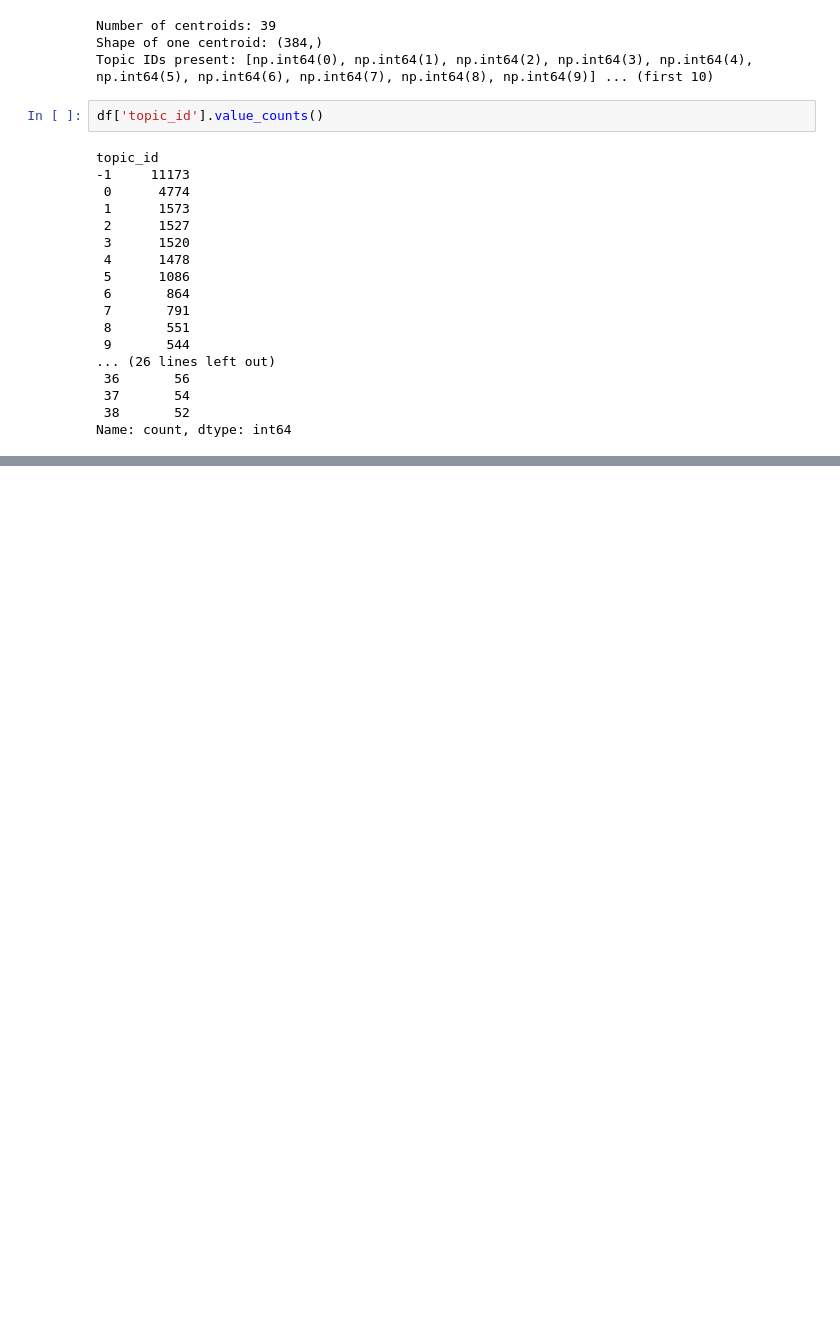
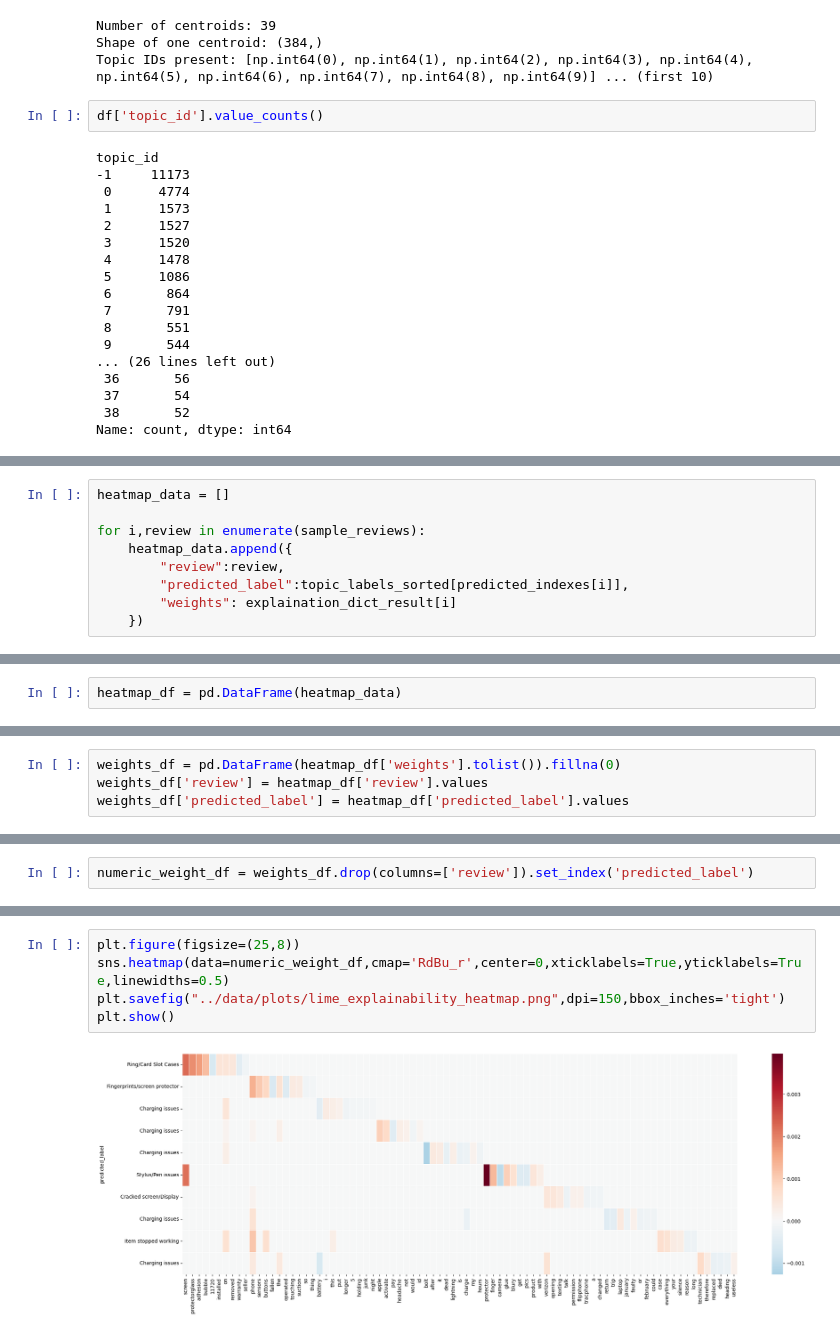
Before and after one commit to dsbyvansh/NLP-Customer-Review-Intelligence, a Jupyter notebook: notebooks/explainability.ipynb, the cells around one changed output, grey strips where cells are left out. Drawn from its saved outputs; the diff is of its cells as text; blank space fills up the shorter version.

```diff
--- a/notebooks/explainability.ipynb
+++ b/notebooks/explainability.ipynb
@@ -64,0 +221,9 @@ Name: count, dtype: int64
+# %%
+heatmap_data = []
+
+for i,review in enumerate(sample_reviews):
+    heatmap_data.append({
+        "review":review,
+        "predicted_label":topic_labels_sorted[predicted_indexes[i]],
+        "weights": explaination_dict_result[i]
+    })
@@ -64,0 +250,2 @@ Name: count, dtype: int64
+# %%
+heatmap_df = pd.DataFrame(heatmap_data)
@@ -64,0 +266,4 @@ Name: count, dtype: int64
+# %%
+weights_df = pd.DataFrame(heatmap_df['weights'].tolist()).fillna(0)
+weights_df['review'] = heatmap_df['review'].values
+weights_df['predicted_label'] = heatmap_df['predicted_label'].values
@@ -64,0 +285,2 @@ Name: count, dtype: int64
+# %%
+numeric_weight_df = weights_df.drop(columns=['review']).set_index('predicted_label')
@@ -64,0 +303,7 @@ Name: count, dtype: int64
+# %%
+plt.figure(figsize=(25,8))
+sns.heatmap(data=numeric_weight_df,cmap='RdBu_r',center=0,xticklabels=True,yticklabels=True,linewidths=0.5)
+plt.savefig("../data/plots/lime_explainability_heatmap.png",dpi=150,bbox_inches='tight')
+plt.show()
+# %% [output]
+[figure, added]
```
Also changed, not shown: parts of 21 cells of this notebook, 4 other files.
